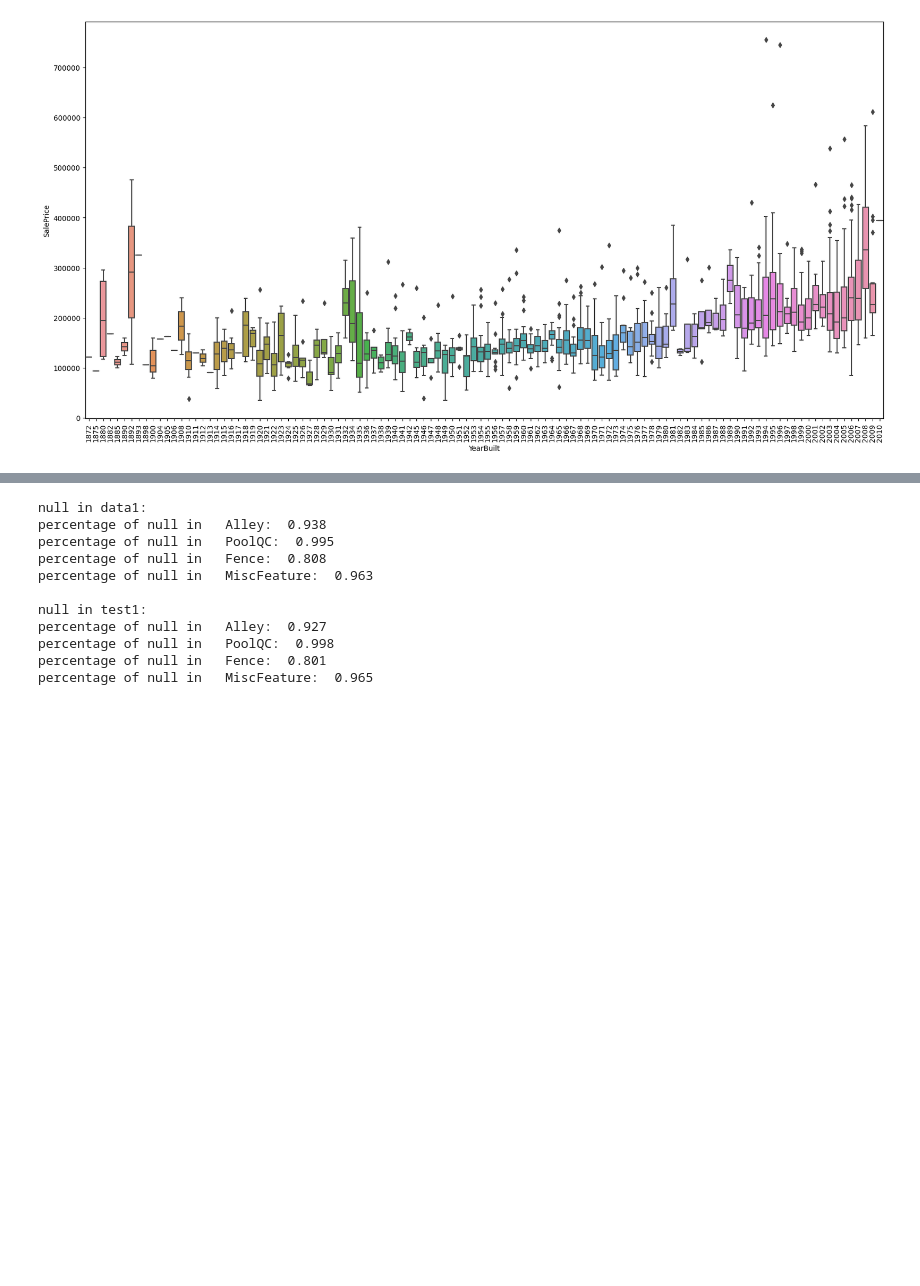
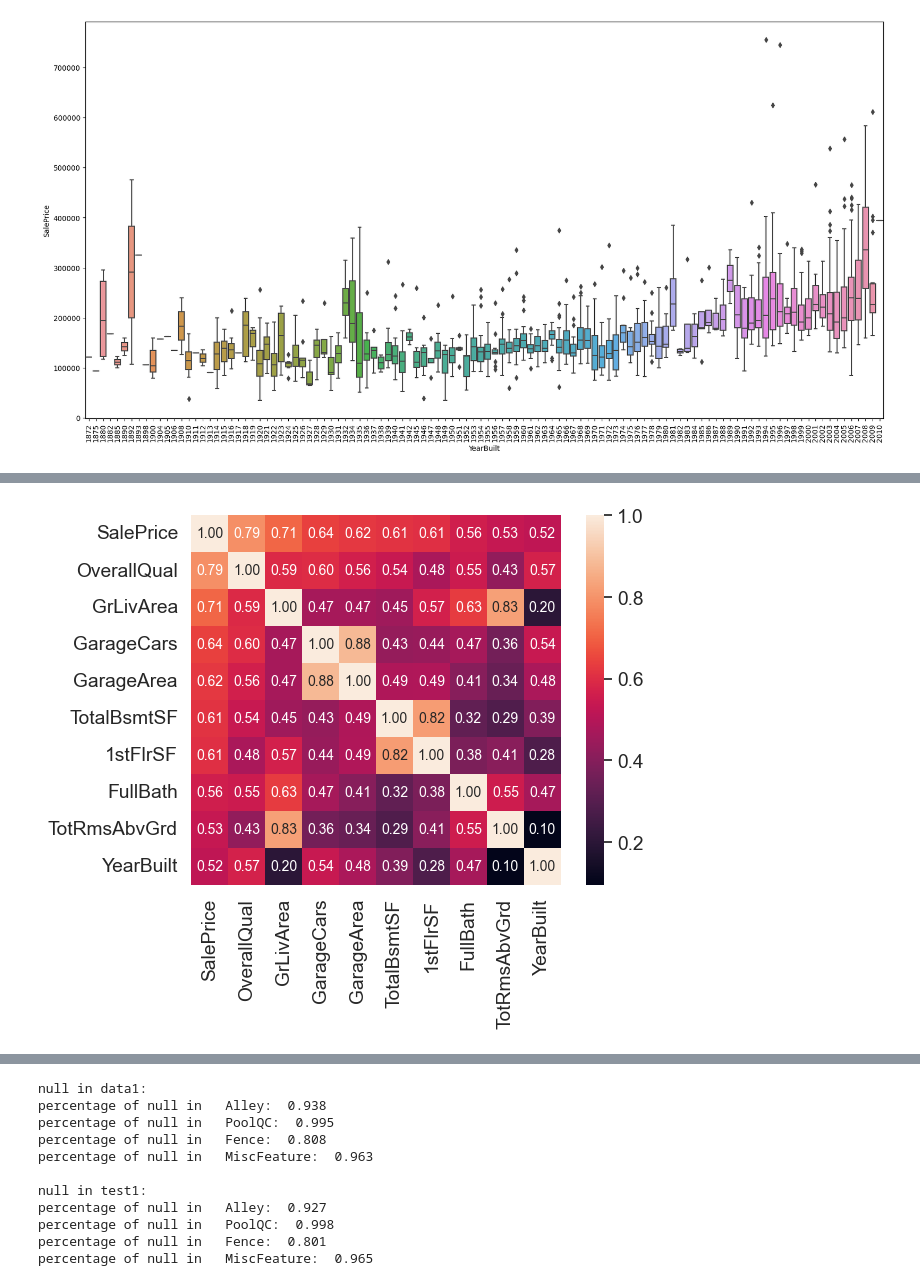
Before and after one commit to morteza-rp/data-science-projects, a Jupyter notebook: 2-House Prices/House_Prices.ipynb, the cells around one changed output, grey strips where cells are left out. Cells and saved outputs as stored; diff of their text form; code cells hidden in the pictures; blank space fills up the shorter version.

```diff
--- a/2-House Prices/House_Prices.ipynb
+++ b/2-House Prices/House_Prices.ipynb
@@ -109,0 +121,9 @@ plt.show()
+# %%
+#saleprice correlation matrix
+k = 10 #number of variables for heatmap
+cols = corrmat.nlargest(k, 'SalePrice').index
+sns.set(font_scale=1.25)
+sns.heatmap(data1[cols].corr(numeric_only=True), cbar=True, annot=True, square=True, fmt='.2f', annot_kws={'size': 10})
+plt.show()
+# %% [output]
+[figure, added]
```
Also changed, not shown: parts of 9 cells of this notebook.
